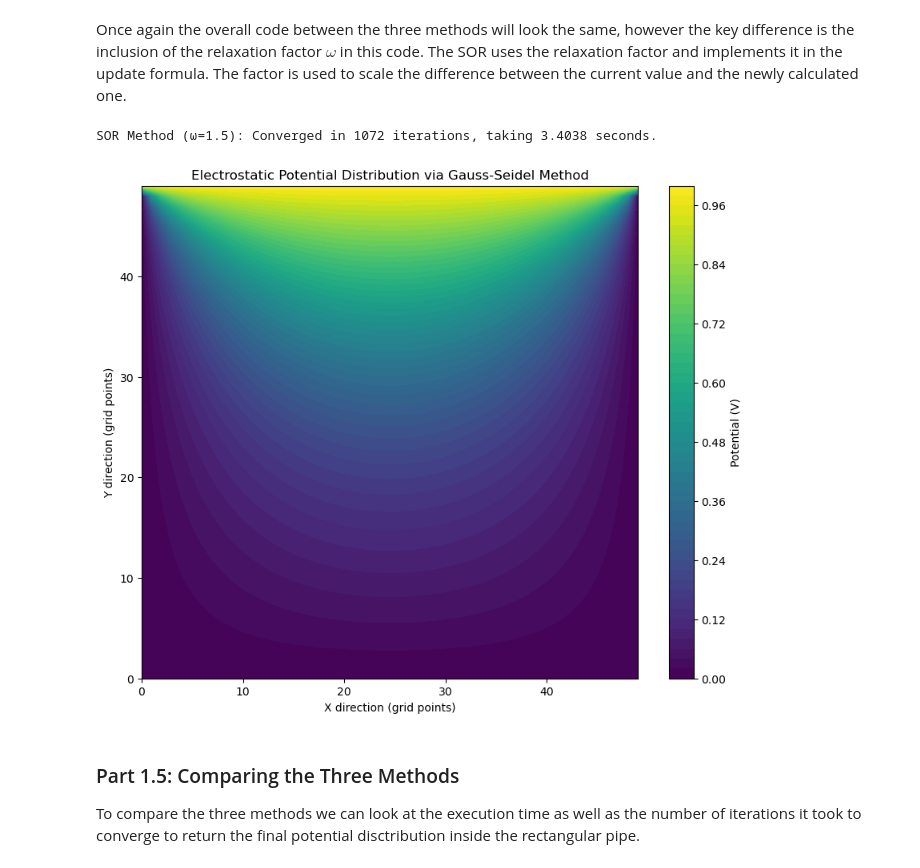
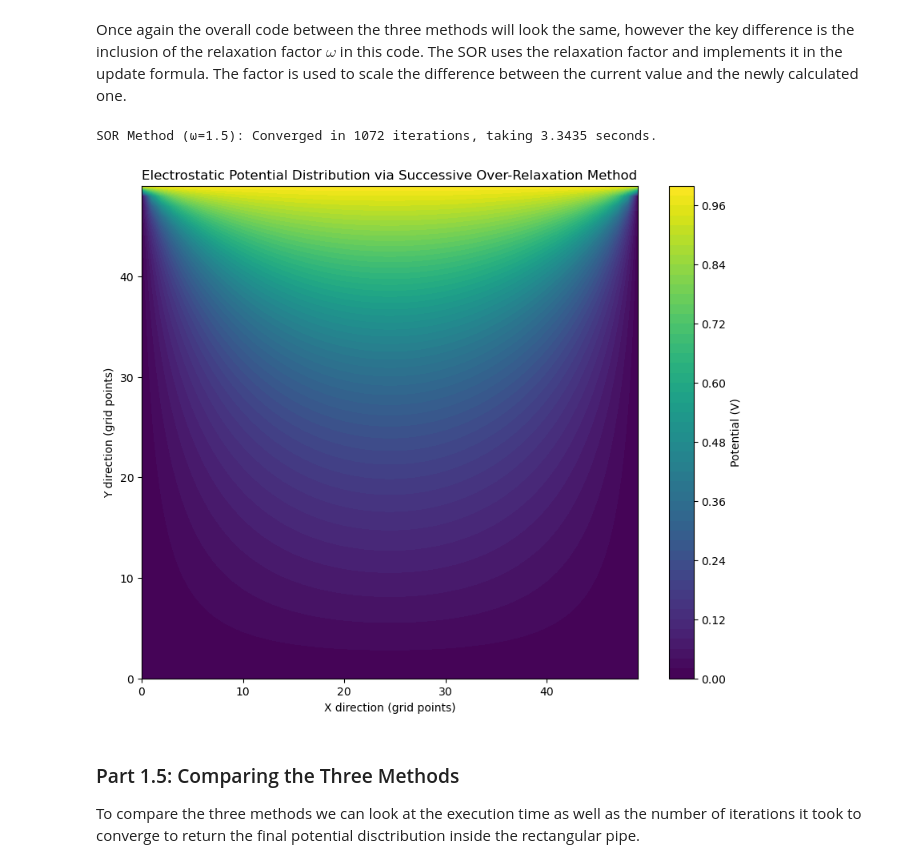
Before and after one commit to doddamre/PHY480-Semester-Project, a Jupyter notebook: PHY480-905_SemesterProject_Doddamreddy.ipynb, the cells around one changed output. Cells and saved outputs as stored; diff of their text form; code cells hidden in the pictures.

```diff
--- a/PHY480-905_SemesterProject_Doddamreddy.ipynb
+++ b/PHY480-905_SemesterProject_Doddamreddy.ipynb
@@ -333,39 +330,37 @@ def SOR(potential, omega, kmax=10000, tol=1e-4):
             return potential, k + 1, s_time
     s_time = time.time() - start_time
     return None, kmax, s_time
 
 # Problem setup
 L, H = 1.0, 1.0  # Pipe dimensions
 Nx, Ny = 50, 50  # Grid size
 V_0 = 1  # Boundary condition at the top
 
 # Initialize potential array and set boundary conditions
 potential = np.zeros((Ny, Nx))
 potential[:, 0] = 0  # Left side
 potential[:, -1] = 0  # Right side
 potential[0, :] = 0  # Bottom side
 potential[-1, :] = V_0  # Top side
 
 
-# Solve using the SOR method with a specified omega value
+
 omega = 1.5  # Relaxation factor
 solved_potential, s_iterations, s_time = SOR(potential, omega)
-
-# Output the results
 print(f"SOR Method (ω={omega}): Converged in {s_iterations} iterations, taking {s_time:.4f} seconds.")
 
 # Visualization
 if solved_potential is not None:
     plt.figure(figsize=(10, 8))
     plt.contourf(solved_potential, 50, cmap='viridis')
     plt.colorbar(label='Potential (V)')
-    plt.title('Electrostatic Potential Distribution via Gauss-Seidel Method')
+    plt.title('Electrostatic Potential Distribution via Successive Over-Relaxation Method')
     plt.xlabel('X direction (grid points)')
     plt.ylabel('Y direction (grid points)')
     plt.show()
 # %% [output]
-SOR Method (ω=1.5): Converged in 1072 iterations, taking 3.4038 seconds.
+SOR Method (ω=1.5): Converged in 1072 iterations, taking 3.3435 seconds.
-[figure, old version]
+[figure, new version]
 # %% [markdown]
 ### Part 1.5: Comparing the Three Methods
 
```
Also changed, not shown: parts of 12 cells of this notebook.
